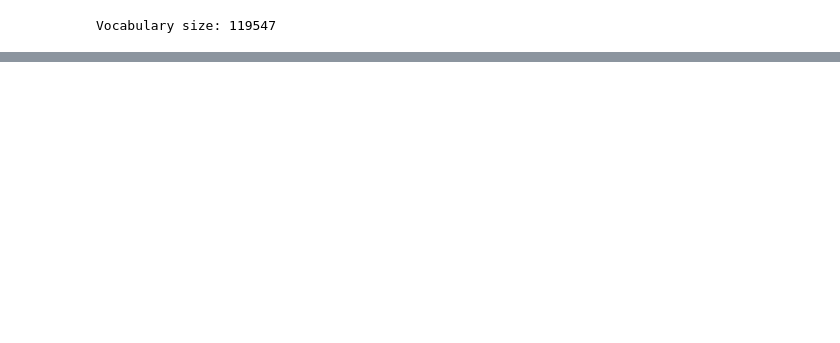
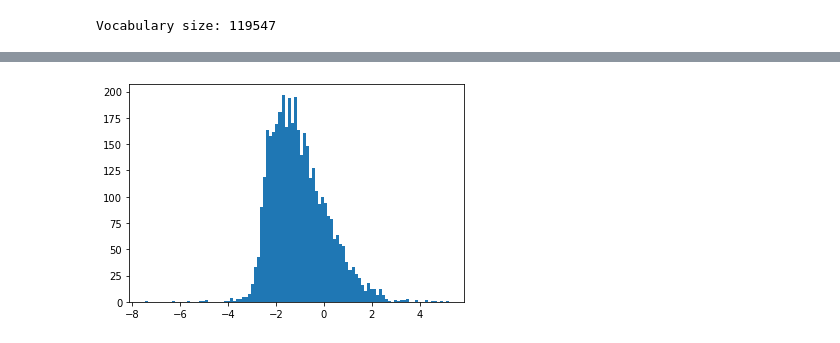
Before and after one commit to bana513/TextSummarization, a Jupyter notebook: visualization/token_frequency.ipynb, the cells around one changed output, grey strips where cells are left out. Cells and saved outputs as stored; diff of their text form; code cells hidden in the pictures; blank space fills up the shorter version.

```diff
--- a/visualization/token_frequency.ipynb
+++ b/visualization/token_frequency.ipynb
@@ -47,0 +58,2 @@ with open(data_path + "used_token_ids.pickle", 'wb') as f:
+# %%
+counter = Counter(tokens)
@@ -47,0 +80,17 @@ with open(data_path + "used_token_ids.pickle", 'wb') as f:
+# %%
+counts = []
+total = 0
+for i in range(4000):
+    count = counter[i]
+    counts.append(count)
+    total += count
+
+counts = np.array(counts) / total
+# %%
+counts = (counts / counts.mean())
+# %%
+counts[counts == 0] = 1
+# %%
+plt.hist(np.log(counts), bins=100);
+# %% [output]
+[figure, added]
```
Also changed, not shown: parts of 13 cells of this notebook, 7 other files.
